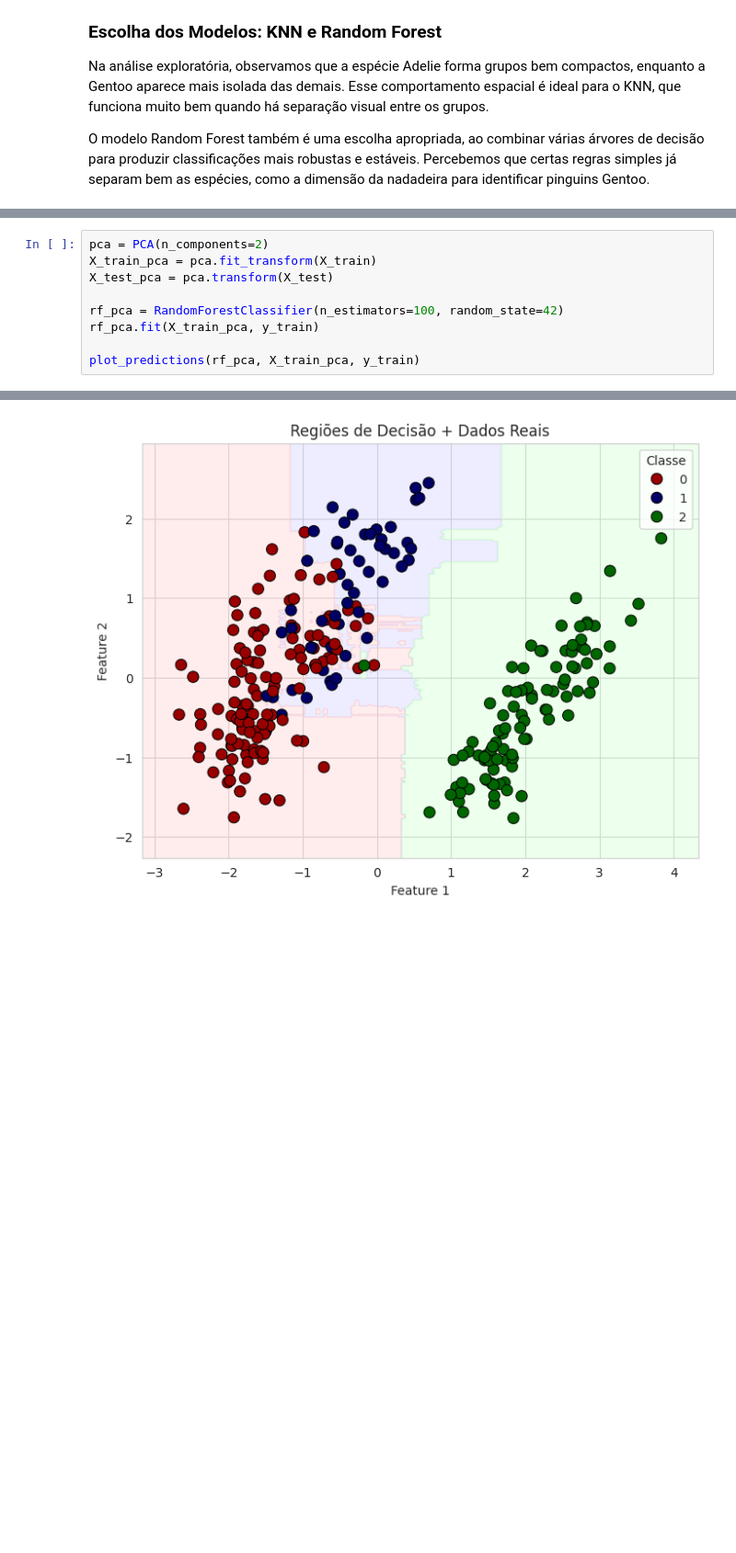
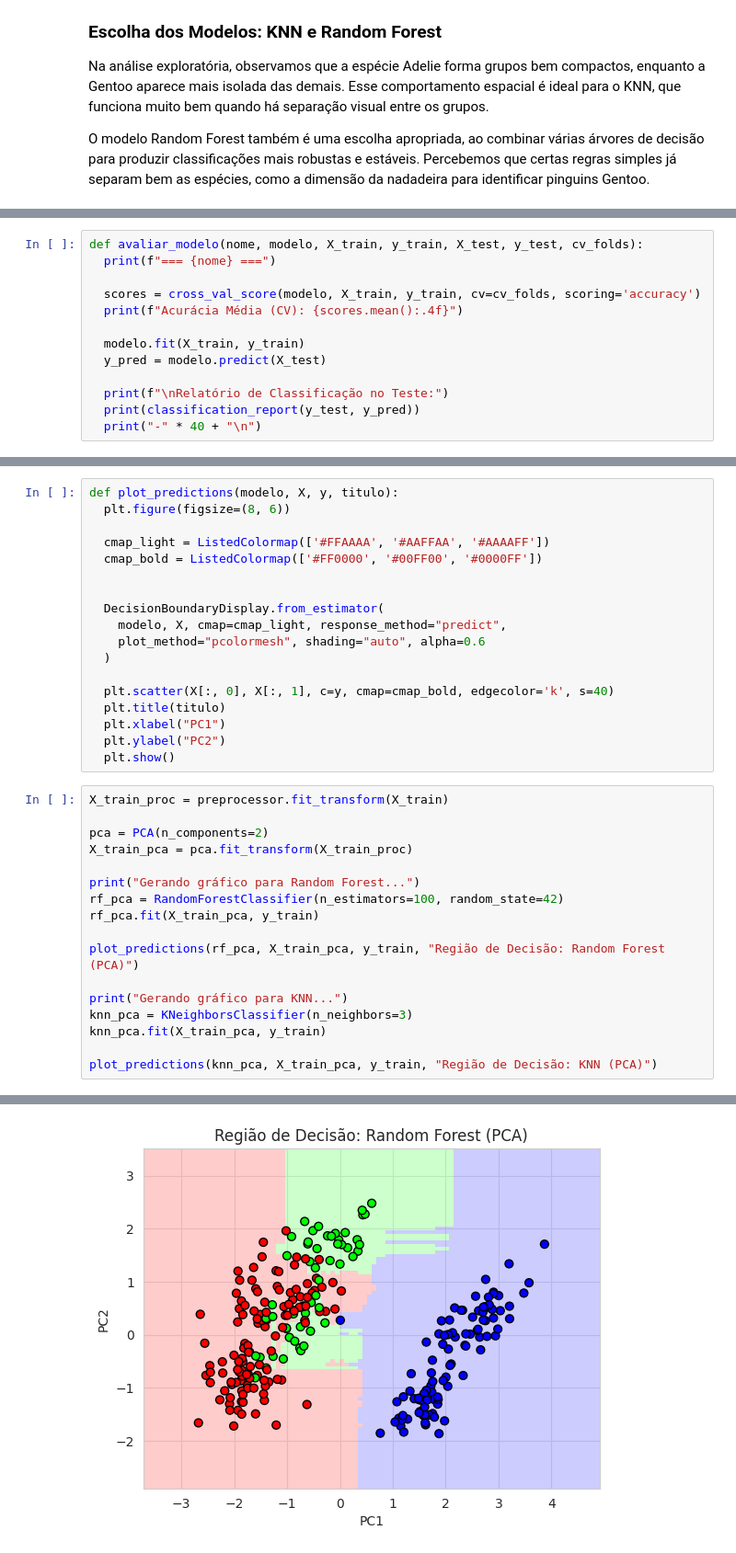
Before and after one commit to cesaraugustt/Trabalho-ML, a Jupyter notebook: Trabalho_ML.ipynb, the cells around one changed output, grey strips where cells are left out. Shown: that part at 92% size. Saved outputs shown, nothing was run; the diff lists cells and outputs as text; blank space fills up the shorter version.

```diff
--- a/Trabalho_ML.ipynb
+++ b/Trabalho_ML.ipynb
@@ -304,0 +199,13 @@ weighted avg       1.00      1.00      1.00        69
+# %%
+def avaliar_modelo(nome, modelo, X_train, y_train, X_test, y_test, cv_folds):
+  print(f"=== {nome} ===")
+
+  scores = cross_val_score(modelo, X_train, y_train, cv=cv_folds, scoring='accuracy')
+  print(f"Acurácia Média (CV): {scores.mean():.4f}")
+
+  modelo.fit(X_train, y_train)
+  y_pred = modelo.predict(X_test)
+
+  print(f"\nRelatório de Classificação no Teste:")
+  print(classification_report(y_test, y_pred))
+  print("-" * 40 + "\n")
@@ -305,10 +250,36 @@ weighted avg       1.00      1.00      1.00        69
+# %%
+def plot_predictions(modelo, X, y, titulo):
+  plt.figure(figsize=(8, 6))
+
+  cmap_light = ListedColormap(['#FFAAAA', '#AAFFAA', '#AAAAFF'])
+  cmap_bold = ListedColormap(['#FF0000', '#00FF00', '#0000FF'])
+
+
+  DecisionBoundaryDisplay.from_estimator(
+    modelo, X, cmap=cmap_light, response_method="predict",
+    plot_method="pcolormesh", shading="auto", alpha=0.6
+  )
+
+  plt.scatter(X[:, 0], X[:, 1], c=y, cmap=cmap_bold, edgecolor='k', s=40)
+  plt.title(titulo)
+  plt.xlabel("PC1")
+  plt.ylabel("PC2")
+  plt.show()
 # %%
+X_train_proc = preprocessor.fit_transform(X_train)
+
 pca = PCA(n_components=2)
-X_train_pca = pca.fit_transform(X_train)
-X_test_pca = pca.transform(X_test)
+X_train_pca = pca.fit_transform(X_train_proc)
 
+print("Gerando gráfico para Random Forest...")
 rf_pca = RandomForestClassifier(n_estimators=100, random_state=42)
 rf_pca.fit(X_train_pca, y_train)
 
-plot_predictions(rf_pca, X_train_pca, y_train)
+plot_predictions(rf_pca, X_train_pca, y_train, "Região de Decisão: Random Forest (PCA)")
+
+print("Gerando gráfico para KNN...")
+knn_pca = KNeighborsClassifier(n_neighbors=3)
+knn_pca.fit(X_train_pca, y_train)
+
+plot_predictions(knn_pca, X_train_pca, y_train, "Região de Decisão: KNN (PCA)")
 # %% [output]
@@ -315 +288 @@ plot_predictions(rf_pca, X_train_pca, y_train)
-[figure, old version]
+[figure, new version]
```
Also changed, not shown: parts of 35 cells of this notebook.
